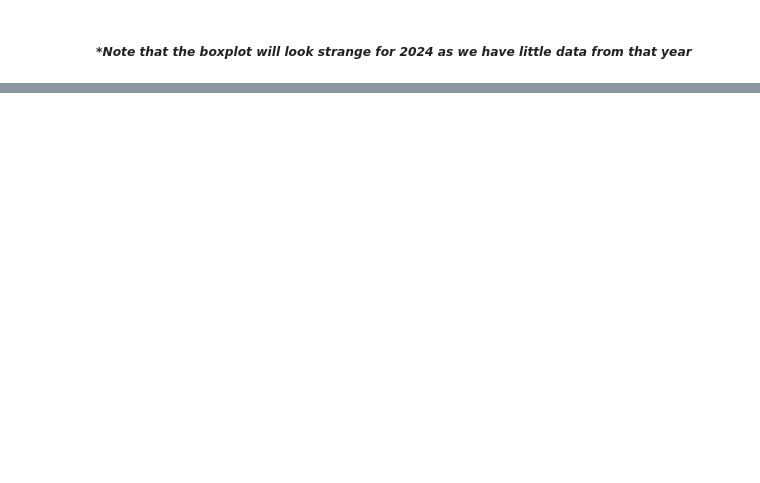
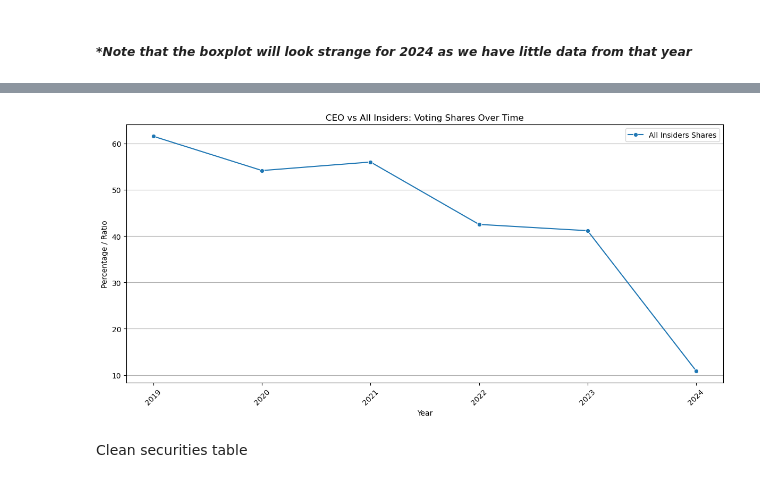
Before and after one commit to nashlaturciosss/fed-data, a Jupyter notebook: data_figures.ipynb, the cells around one changed output, grey strips where cells are left out. Cells and saved outputs as stored; diff of their text form; code cells hidden in the pictures; blank space fills up the shorter version.

```diff
--- a/data_figures.ipynb
+++ b/data_figures.ipynb
@@ -253,0 +268,32 @@ plt.show()
+# %%
+# Step 1: Group by year
+ceo_by_year = ceo_df.groupby('Year')['Total Percentage of Voting Shares Held by CEO'].mean().reset_index()
+insiders_by_year = summed_df.groupby('Year')['Percentage of Voting Shares in Bank Holding Company'].mean().reset_index()
+
+# Step 4: Plot all three lines
+plt.figure(figsize=(12, 6))
+
+
+# All Insider Shares
+sns.lineplot(
+    x='Year',
+    y='Percentage of Voting Shares in Bank Holding Company',
+    data=insiders_by_year,
+    marker='o',
+    label='All Insiders Shares'
+)
+
+
+# Formatting
+plt.title('CEO vs All Insiders: Voting Shares Over Time')
+plt.xlabel('Year')
+plt.ylabel('Percentage / Ratio')
+plt.xticks(rotation=45)
+plt.grid(True, axis='y')
+plt.legend()
+plt.tight_layout()
+plt.show()
+# %% [output]
+[figure, added]
+# %% [markdown]
+Clean securities table
```
Also changed, not shown: parts of 12 cells of this notebook, 3 other files.
